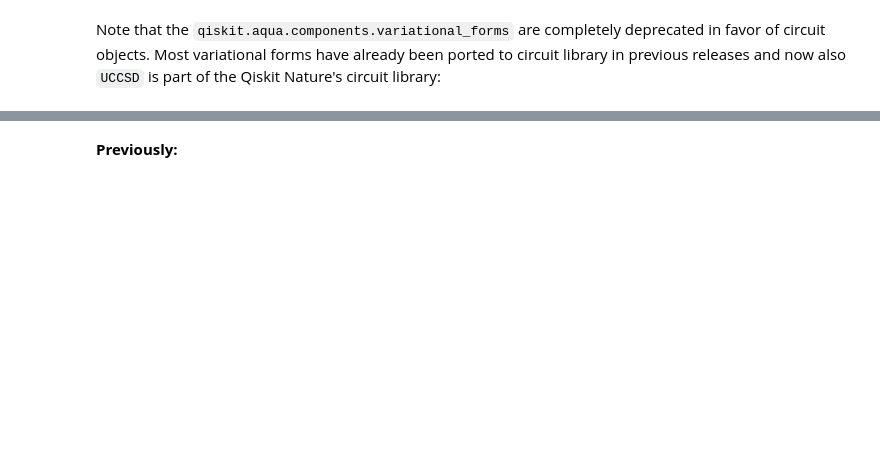
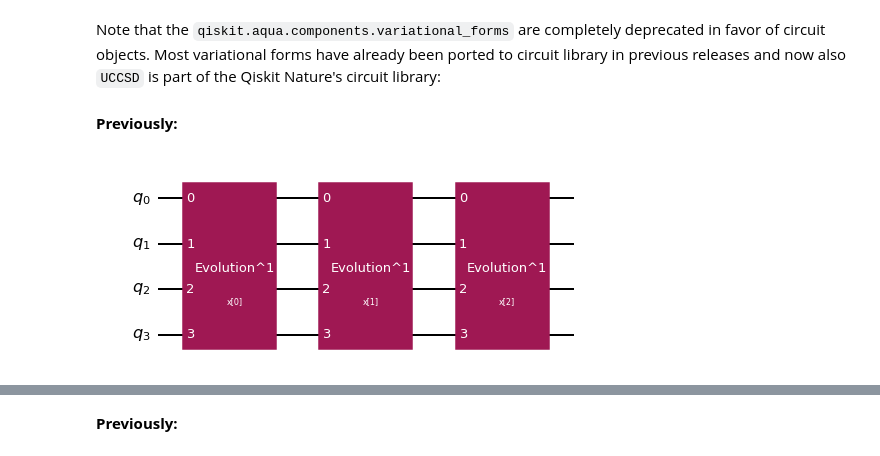
Before and after one commit to Cryoris/notebooks, a Jupyter notebook: MigrationGuide/Qiskit Algorithms Transition Guide.ipynb, the cells around one changed output, grey strips where cells are left out. Cells and saved outputs as stored; diff of their text form; code cells hidden in the pictures; blank space fills up the shorter version.

```diff
--- a/MigrationGuide/Qiskit Algorithms Transition Guide.ipynb
+++ b/MigrationGuide/Qiskit Algorithms Transition Guide.ipynb
@@ -415,2 +430,15 @@ print(result.eigenvalue)
 # %% [markdown]
 Note that the `qiskit.aqua.components.variational_forms` are completely deprecated in favor of circuit objects. Most variational forms have already been ported to circuit library in previous releases and now also `UCCSD` is part of the Qiskit Nature's circuit library:
+# %% [markdown]
+**Previously:**
+# %%
+from qiskit.circuit import ParameterVector
+from qiskit.chemistry.components.variational_forms import UCCSD
+
+varform = UCCSD(4, (1, 1), qubit_mapping='jordan_wigner', two_qubit_reduction=False)
+parameters = ParameterVector('x', varform.num_parameters)
+
+circuit = varform.construct_circuit(parameters)
+circuit.draw('mpl', style='iqx')
+# %% [output]
+[figure, added]
```
Also changed, not shown: parts of 27 cells of this notebook.
